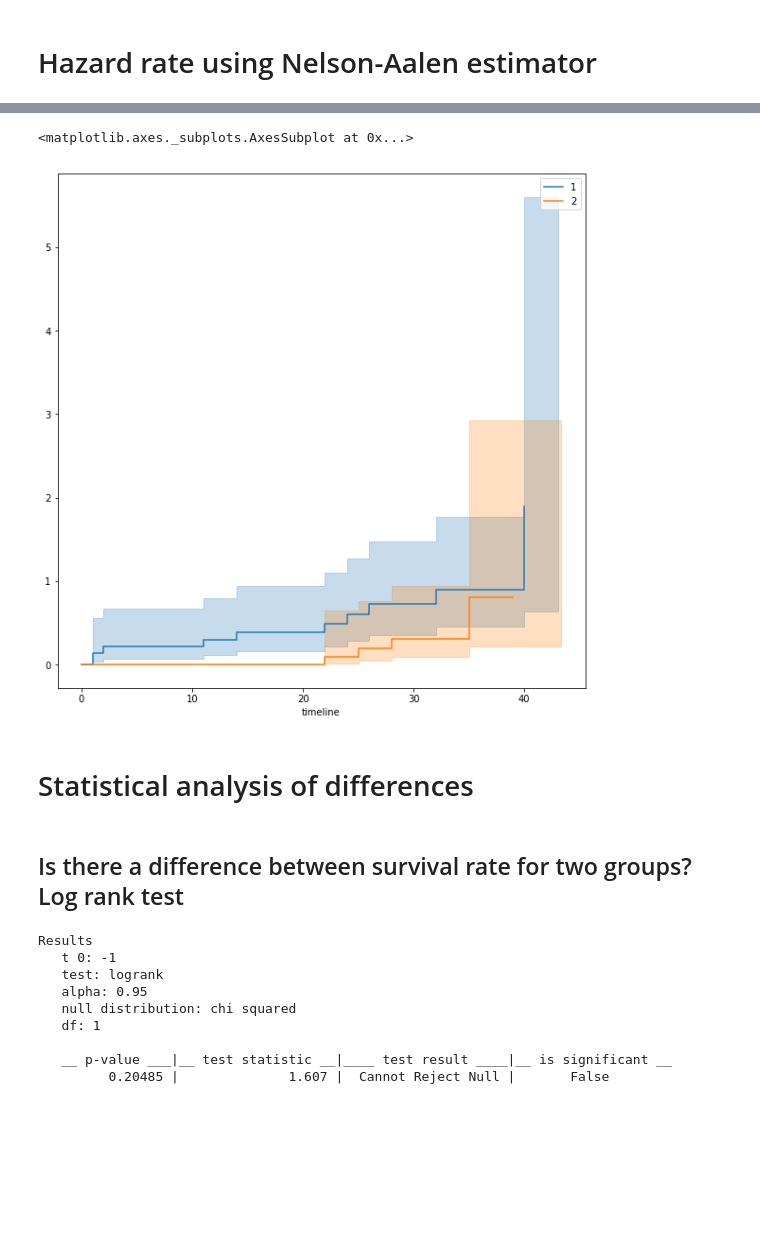
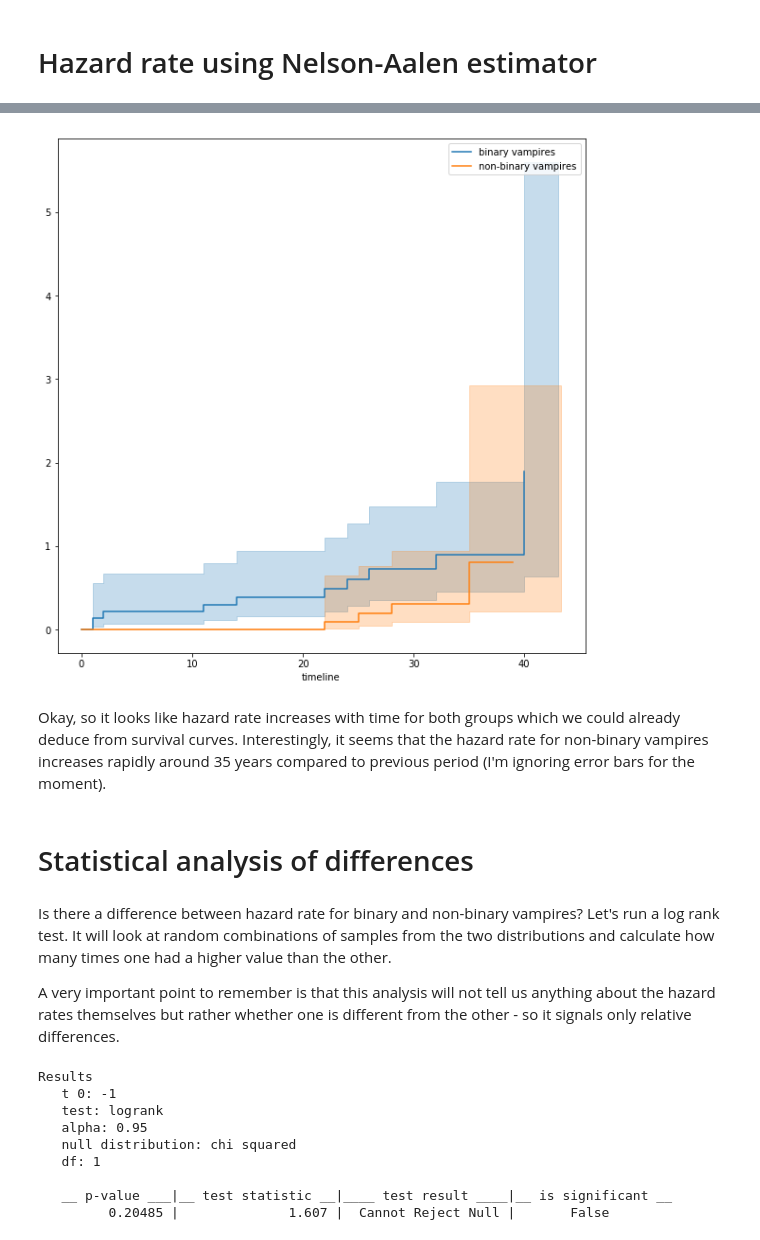
Before and after one commit to zuzannna/can-you-survive-this, a Jupyter notebook: example_notebooks/SurvivalAnalysisExample.ipynb, the cells around one changed output, grey strips where cells are left out. Saved outputs shown, nothing was run; the diff lists cells and outputs as text; code cells hidden in the pictures; blank space fills up the shorter version.

```diff
--- a/example_notebooks/SurvivalAnalysisExample.ipynb
+++ b/example_notebooks/SurvivalAnalysisExample.ipynb
@@ -128,16 +114,19 @@ naf.plot()
 # %%
-naf.fit(T[~ix], C[~ix], label='1')
+naf.fit(T[~ix], C[~ix], label='binary vampires')
 ax = naf.plot(figsize=[10,10])
 
-naf.fit(T[ix], C[ix], label='2')
-naf.plot(ax=ax)
+naf.fit(T[ix], C[ix], label='non-binary vampires')
+naf.plot(ax=ax);
 # %% [output]
-<matplotlib.axes._subplots.AxesSubplot at 0x...>
-[figure, old version]
+[figure, new version]
+# %% [markdown]
+Okay, so it looks like hazard rate increases with time for both groups which we could already deduce from survival curves. Interestingly, it seems that the hazard rate for non-binary vampires increases rapidly around 35 years compared to previous period (I'm ignoring error bars for the moment).
 # %% [markdown]
 # Statistical analysis of differences
-# %% [markdown]
-## Is there a difference between survival rate for two groups? Log rank test
+# %% [markdown]
+Is there a difference between hazard rate for binary and non-binary vampires? Let's run a log rank test. It will look at random combinations of samples from the two distributions and calculate how many times one had a higher value than the other.
+
+A very important point to remember is that this analysis will not tell us anything about the hazard rates themselves but rather whether one is different from the other - so it signals only relative differences.
 # %%
  from lifelines.statistics import logrank_test
 
```
Also changed, not shown: parts of 22 cells of this notebook.
